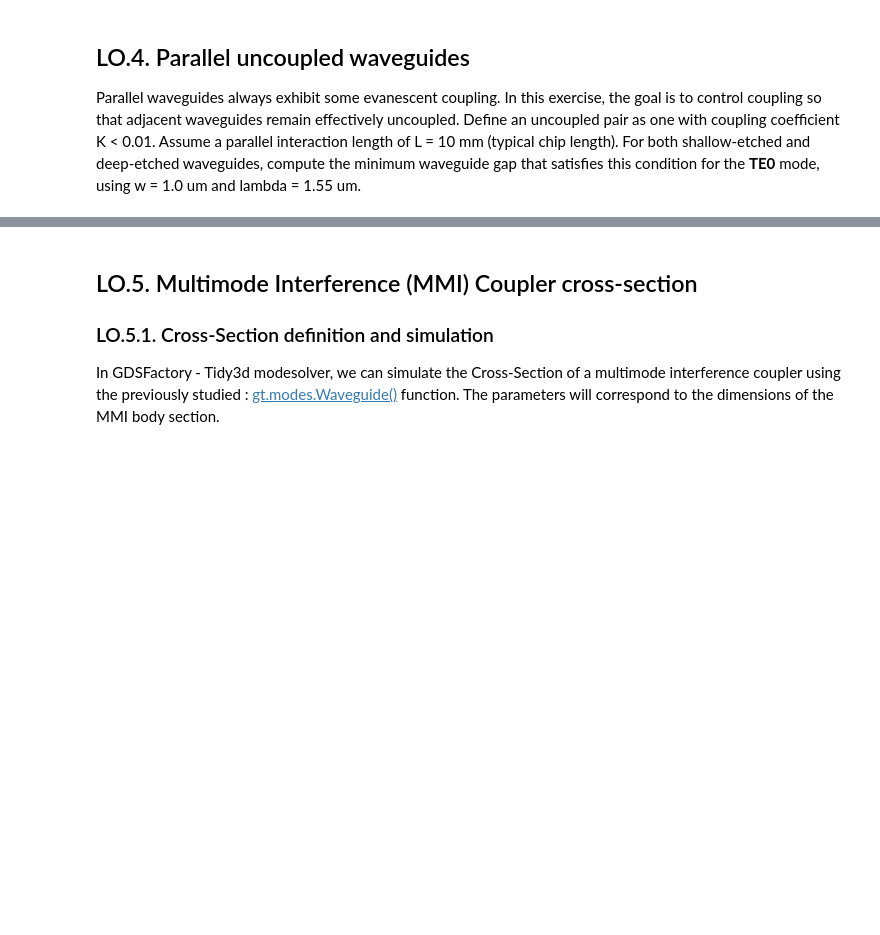
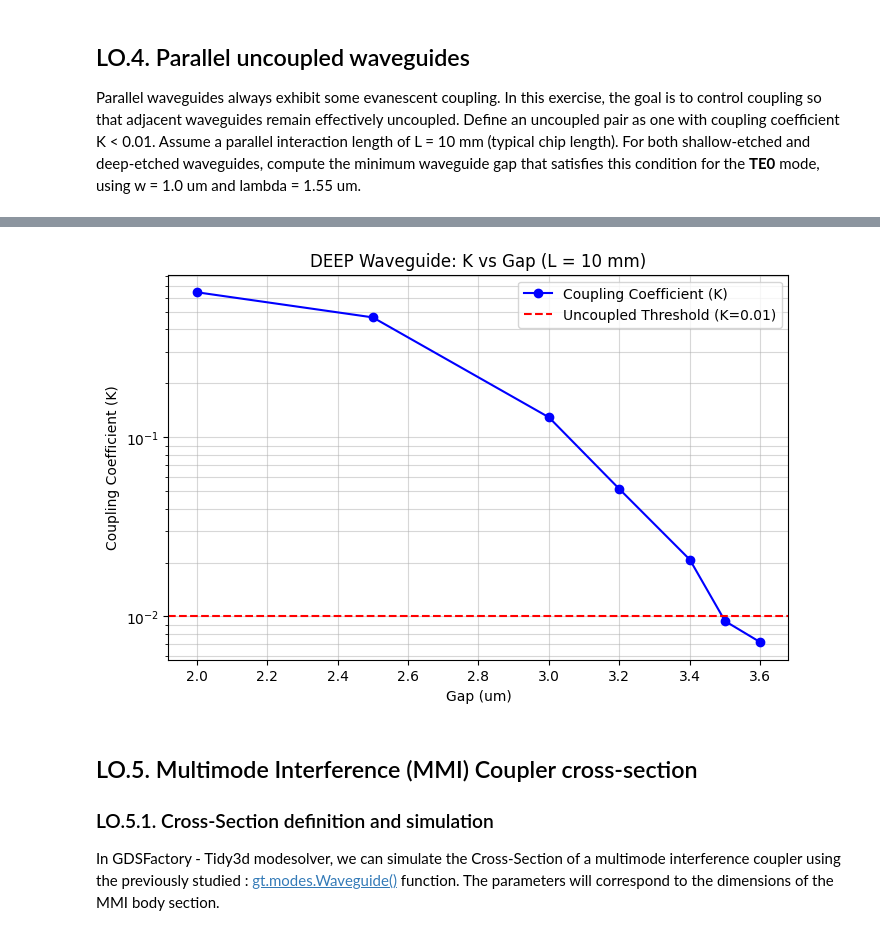
Before and after one commit to cdjuacor/cifoin-lab2, a Jupyter notebook: COUPLERS_Student.ipynb, the cells around one changed output, grey strips where cells are left out. Drawn from its saved outputs; the diff is of its cells as text; code cells hidden in the pictures; blank space fills up the shorter version.

```diff
--- a/COUPLERS_Student.ipynb
+++ b/COUPLERS_Student.ipynb
@@ -332,0 +312,72 @@ No se encontró un gap suficiente en el rango probado para SHALLOW.
+# %%
+# --- BARRIDO DE RESULTADOS: EVOLUCIÓN DE LA L_PI (DEEP) ---
+
+# 1. Definimos los valores que queremos mostrar en el informe
+valores_gap = [2.0, 3.0, 3.4, 3.45, 3.5, 3.6]
+
+print(f"{'GAP (um)':<10} | {'L_pi (mm)':<12} | {'¿AISLADA?'}")
+print("-" * 40)
+
+for g_test in valores_gap:
+    # 2. Configuración (Usamos el mismo bloque del profesor)
+    dcoupler_sweep = gt.modes.WaveguideCoupler(
+        core_width=(1.0, 1.0),
+        slab_thickness=0 * nm,
+        core_thickness=300 * nm,
+        gap=g_test * um,
+        core_material='sin',
+        clad_material='sio2',
+        wavelength=1.55,
+        num_modes=4,
+        cache_path='.cache/',
+        precision='double',
+        grid_resolution=20
+    )
+
+    # 3. Cálculo de L_pi
+    neffs = dcoupler_sweep.n_eff
+    # L_pi = 0.5 * lambda / |n_even - n_odd|
+    l_pi_val = (0.5 * 1.55 / abs(neffs[0].real - neffs[1].real)) / 1000
+
+    # 4. Impresión formateada
+    estado = "SÍ" if l_pi_val > 156.8 else "NO"
+    print(f"{g_test:<10} | {l_pi_val:<12.2f} | {estado}")
+
+print("-" * 40)
+print(f"Meta objetivo: > 156.8 mm")
+
+import matplotlib.pyplot as plt
+
+# 1. Datos que ya tenemos del barrido (puedes añadir más puntos para que la curva sea suave)
+gaps_grafica = [2.0, 2.5, 3.0, 3.2, 3.4, 3.5, 3.6]
+l_pi_lista = [] # Aquí guardaremos los resultados del simulador
+
+print("Calculando puntos para la gráfica...")
+
+for g in gaps_grafica:
+    temp_cs = gt.modes.WaveguideCoupler(
+        core_width=(1.0, 1.0), slab_thickness=0, core_thickness=0.3,
+        gap=g, core_material='sin', clad_material='sio2',
+        wavelength=1.55, num_modes=4, cache_path='.cache/'
+    )
+    # Calculamos L_pi en mm
+    l_pi = (0.5 * 1.55 / abs(temp_cs.n_eff[0].real - temp_cs.n_eff[1].real)) / 1000
+    l_pi_lista.append(l_pi)
+
+# 2. Convertimos L_pi a K (Coeficiente de acoplo) para L = 10 mm
+L_chip = 10.0 # mm
+K_lista = [np.sin((np.pi * L_chip) / (2 * lp))**2 for lp in l_pi_lista]
+
+# 3. Creamos la gráfica
+plt.figure(figsize=(8, 5))
+plt.plot(gaps_grafica, K_lista, 'bo-', label='Coupling Coefficient (K)')
+plt.axhline(y=0.01, color='r', linestyle='--', label='Uncoupled Threshold (K=0.01)')
+
+plt.yscale('log') # Usamos escala logarítmica para ver mejor el 0.01
+plt.title('DEEP Waveguide: K vs Gap (L = 10 mm)')
+plt.xlabel('Gap (um)')
+plt.ylabel('Coupling Coefficient (K)')
+plt.grid(True, which="both", ls="-", alpha=0.5)
+plt.legend()
+plt.show()
+# %% [output]
@@ -333,3 +401,4 @@ No se encontró un gap suficiente en el rango probado para SHALLOW.
+[figure, added]
 # %% [markdown]
 ## LO.5. Multimode Interference (MMI) Coupler cross-section
 
```
Also changed, not shown: parts of 3 cells of this notebook.
